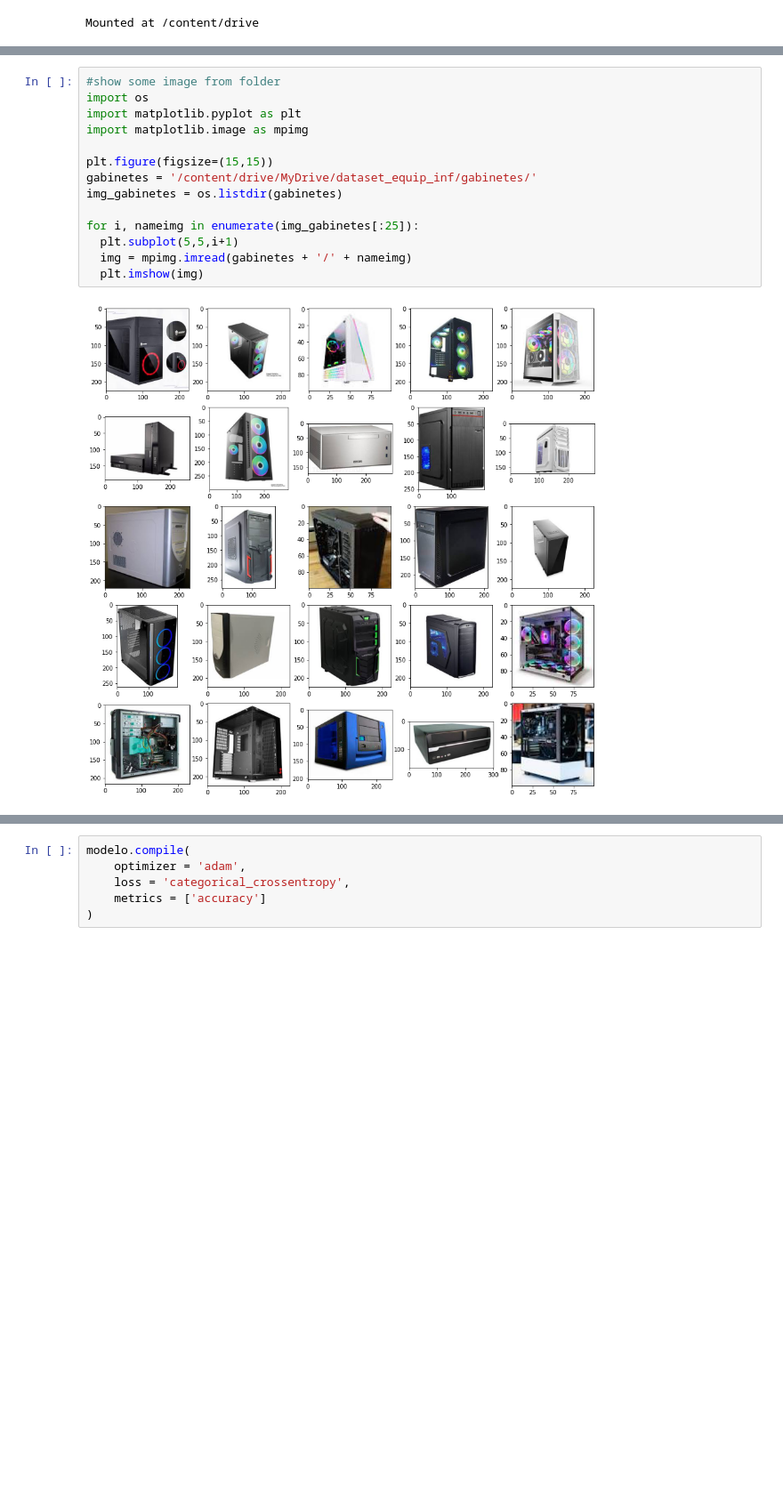
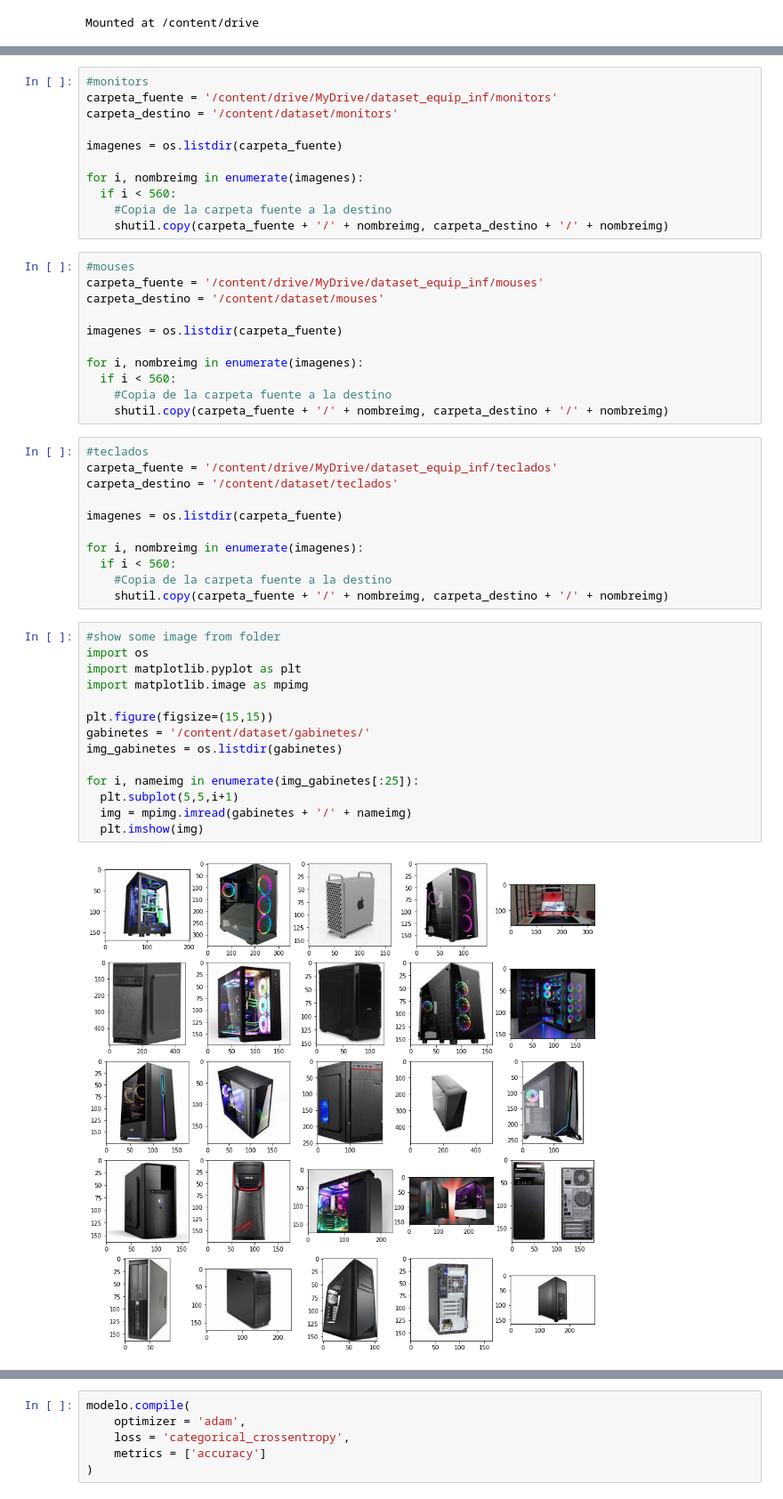
Before and after one commit to aaliagab/rnc_equipos_informaticos_transfer_learning, a Jupyter notebook: rnc_equipos_informaticos.ipynb, the cells around one changed output, grey strips where cells are left out. Shown at 89% size. Drawn from its saved outputs; the diff is of its cells as text; blank space fills up the shorter version.

```diff
--- a/rnc_equipos_informaticos.ipynb
+++ b/rnc_equipos_informaticos.ipynb
@@ -25,19 +71,52 @@ Mounted at /content/drive
+# %%
+#monitors
+carpeta_fuente = '/content/drive/MyDrive/dataset_equip_inf/monitors'
+carpeta_destino = '/content/dataset/monitors'
+
+imagenes = os.listdir(carpeta_fuente)
+
+for i, nombreimg in enumerate(imagenes):
+  if i < 560:
+    #Copia de la carpeta fuente a la destino
+    shutil.copy(carpeta_fuente + '/' + nombreimg, carpeta_destino + '/' + nombreimg)
+# %%
+#mouses
+carpeta_fuente = '/content/drive/MyDrive/dataset_equip_inf/mouses'
+carpeta_destino = '/content/dataset/mouses'
+
+imagenes = os.listdir(carpeta_fuente)
+
+for i, nombreimg in enumerate(imagenes):
+  if i < 560:
+    #Copia de la carpeta fuente a la destino
+    shutil.copy(carpeta_fuente + '/' + nombreimg, carpeta_destino + '/' + nombreimg)
+# %%
+#teclados
+carpeta_fuente = '/content/drive/MyDrive/dataset_equip_inf/teclados'
+carpeta_destino = '/content/dataset/teclados'
+
+imagenes = os.listdir(carpeta_fuente)
+
+for i, nombreimg in enumerate(imagenes):
+  if i < 560:
+    #Copia de la carpeta fuente a la destino
+    shutil.copy(carpeta_fuente + '/' + nombreimg, carpeta_destino + '/' + nombreimg)
 # %%
 #show some image from folder
 import os
 import matplotlib.pyplot as plt
 import matplotlib.image as mpimg
 
 plt.figure(figsize=(15,15))
-gabinetes = '/content/drive/MyDrive/dataset_equip_inf/gabinetes/'
+gabinetes = '/content/dataset/gabinetes/'
 img_gabinetes = os.listdir(gabinetes)
 
 for i, nameimg in enumerate(img_gabinetes[:25]):
   plt.subplot(5,5,i+1)
   img = mpimg.imread(gabinetes + '/' + nameimg)
   plt.imshow(img)
 # %% [output]
-[figure, old version]
+[figure, new version]
 # %%
 #data augmentations with ImageDataGenerator
 from tensorflow.keras.preprocessing.image import ImageDataGenerator
```
Also changed, not shown: parts of 10 cells of this notebook, 1 other file.
